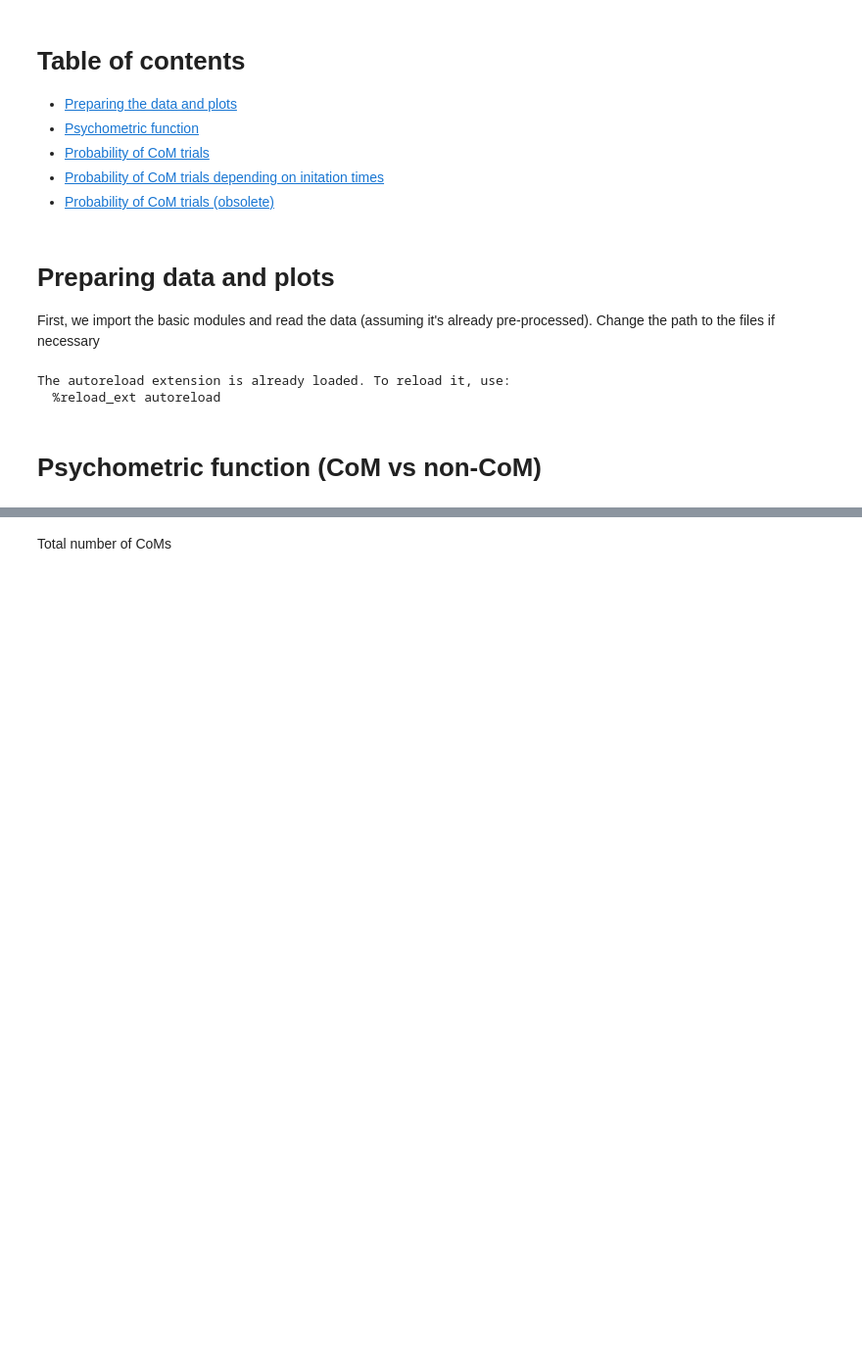
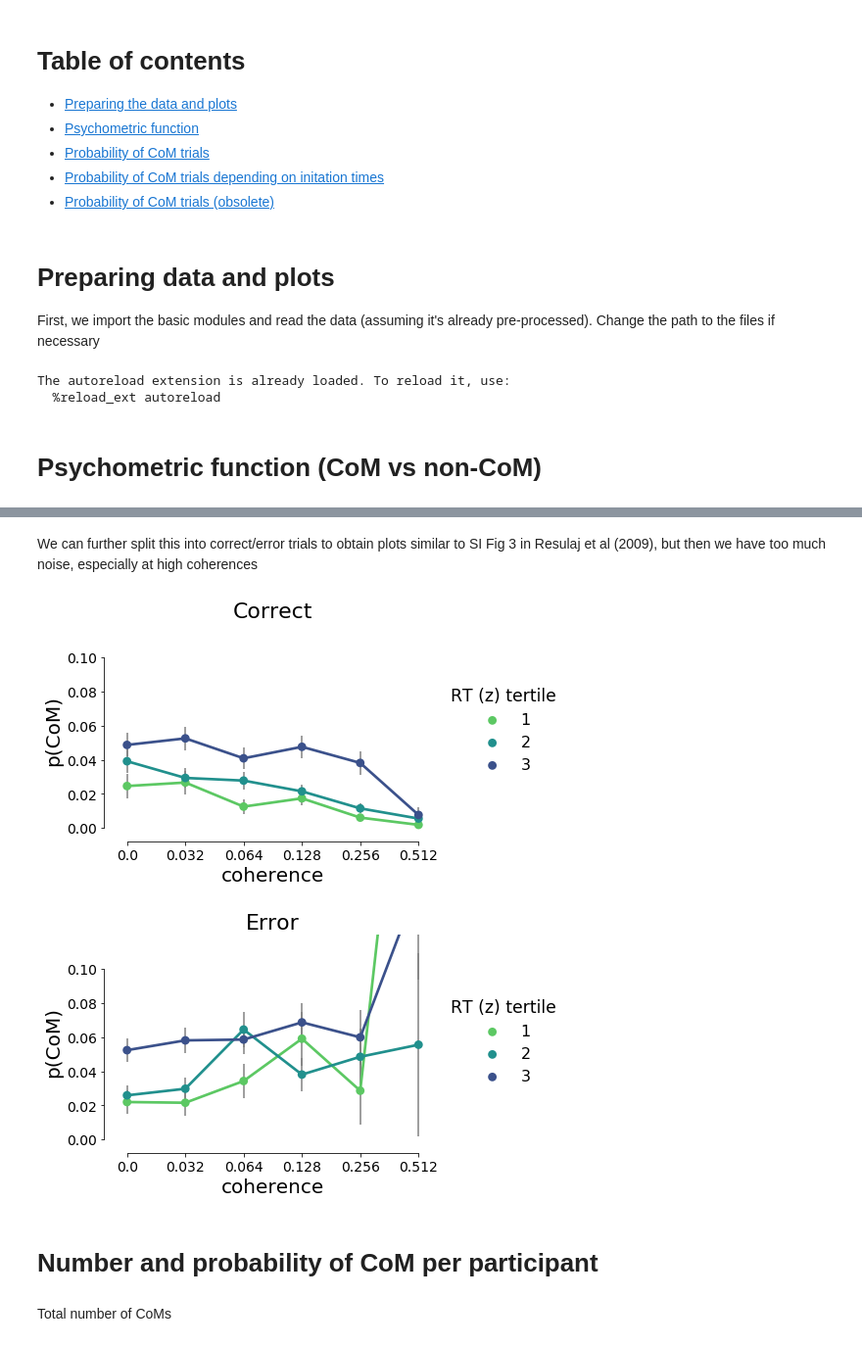
Before and after one commit to nidstigator/com_fixed_duration, a Jupyter notebook: data_analysis/psychometrics.ipynb, the cells around one changed output, grey strips where cells are left out. Shown at 98% size. Cells and saved outputs as stored; diff of their text form; code cells hidden in the pictures; blank space fills up the shorter version.

```diff
--- a/data_analysis/psychometrics.ipynb
+++ b/data_analysis/psychometrics.ipynb
@@ -40,3 +234,20 @@ The autoreload extension is already loaded. To reload it, use:
+# %% [markdown]
+We can further split this into correct/error trials to obtain plots similar to SI Fig 3 in Resulaj et al (2009), but then we have too much noise, especially at high coherences
+# %%
+def plot_p_com_vs_coherence_by_var_by_is_correct(choices):
+    ax = plot_p_com_vs_var_ci(choices[(choices.is_correct)], 'RT (z) tertile')
+    ax.set_title('Correct')
+    ax = plot_p_com_vs_var_ci(choices[(~choices.is_correct)], 'RT (z) tertile')
+    ax.set_title('Error')
+#     ax.set_ylim(-0.01, 0.5)
+
+plot_p_com_vs_coherence_by_var_by_is_correct(choices)
+# %% [output]
+[figure, added]
+[figure, added]
+# %% [markdown]
+<a name="p_com_obsolete"></a>
+# Number and probability of CoM per participant
 # %% [markdown]
 Total number of CoMs
 # %%
```
Also changed, not shown: parts of 43 cells of this notebook, 21 other files.
